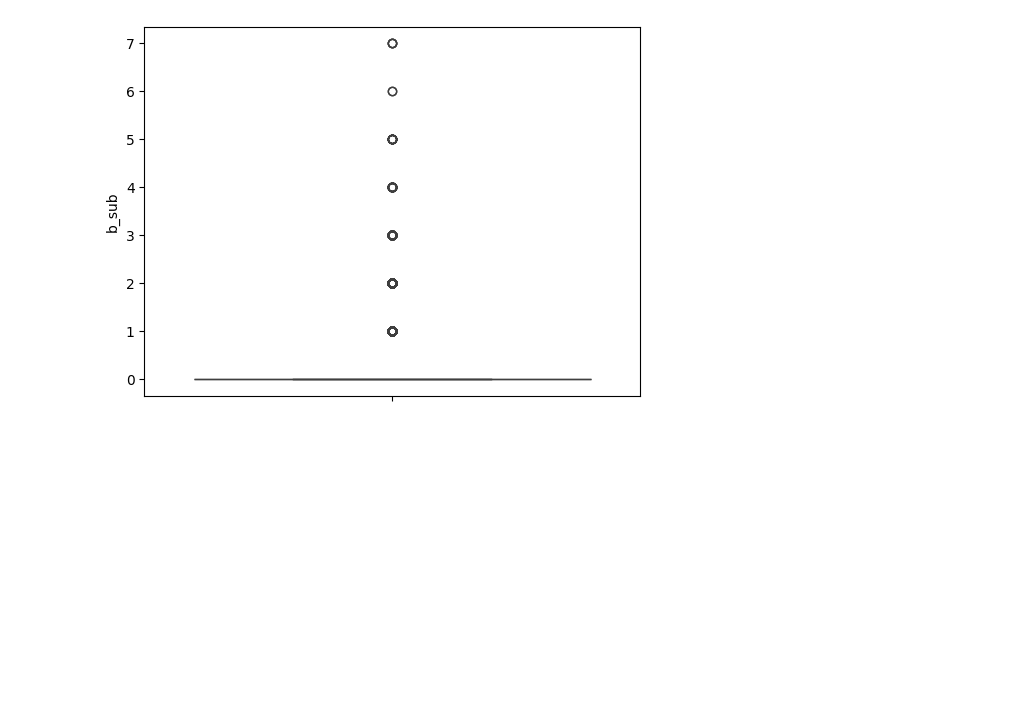
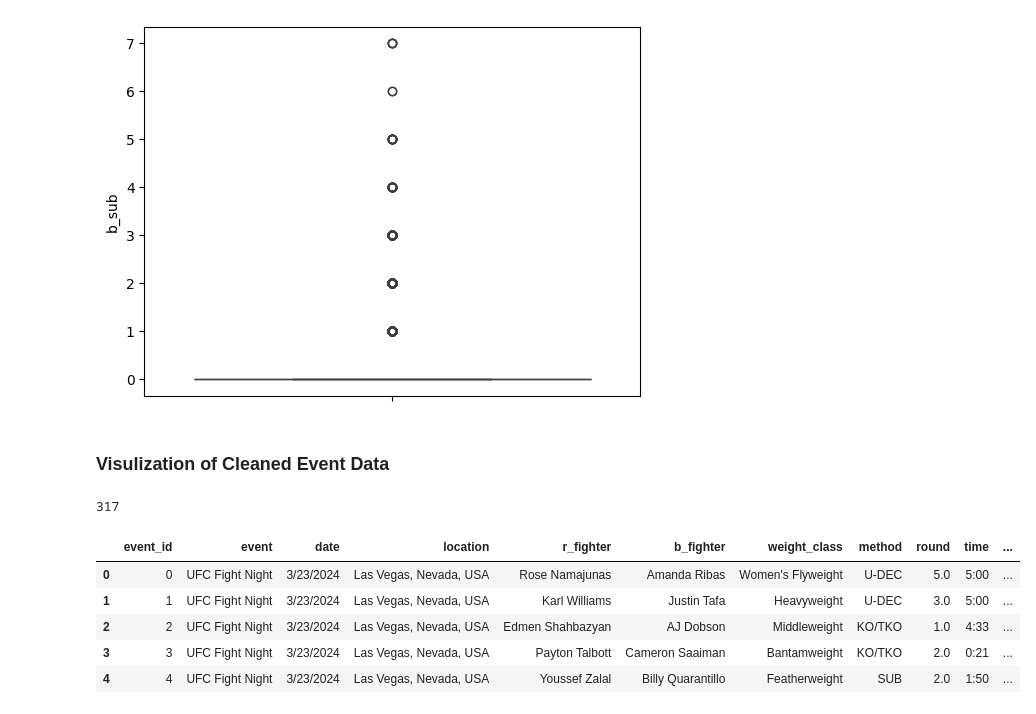
Before and after one commit to kaushalsingh01/UFC-Performance-Metrics-Analysis, a Jupyter notebook: Notebooks/ufc_eda.ipynb, the cells around one changed output. Cells and saved outputs as stored; diff of their text form; code cells hidden in the pictures; blank space fills up the shorter version.

```diff
--- a/Notebooks/ufc_eda.ipynb
+++ b/Notebooks/ufc_eda.ipynb
@@ -548,3 +552,21 @@ event_detail_data = event_detail_data.drop(columns=['status','r_kd', 'b_kd', 'r_
 # %%
 #saved cleaned data to new csv
 event_detail_data.to_csv('../Datasets/cleaned_event_data.csv')
+# %% [markdown]
+### **Visulization of Cleaned Event Data**
+# %%
+cl_event_df = pd.read_csv('../Datasets/cleaned_event_data.csv')
+cl_event_df['event'].nunique()
+# %% [output]
+317
+# %%
+# plt.figure(figsize=(20, 30)) # Create the bar plot
+# sns.barplot(x='weight_class', y='event', data=cl_event_df)
+cl_event_df.head()
+# %% [output]
+|  | event_id | event | date | location | r_fighter | b_fighter | weight_class | method | round | time | ... |
+| 0 | 0 | UFC Fight Night | 3/23/2024 | Las Vegas, Nevada, USA | Rose Namajunas | Amanda Ribas | Women's Flyweight | U-DEC | 5.0 | 5:00 | ... |
+| 1 | 1 | UFC Fight Night | 3/23/2024 | Las Vegas, Nevada, USA | Karl Williams | Justin Tafa | Heavyweight | U-DEC | 3.0 | 5:00 | ... |
+| 2 | 2 | UFC Fight Night | 3/23/2024 | Las Vegas, Nevada, USA | Edmen Shahbazyan | AJ Dobson | Middleweight | KO/TKO | 1.0 | 4:33 | ... |
+| 3 | 3 | UFC Fight Night | 3/23/2024 | Las Vegas, Nevada, USA | Payton Talbott | Cameron Saaiman | Bantamweight | KO/TKO | 2.0 | 0:21 | ... |
+| 4 | 4 | UFC Fight Night | 3/23/2024 | Las Vegas, Nevada, USA | Youssef Zalal | Billy Quarantillo | Featherweight | SUB | 2.0 | 1:50 | ... |
```
Also changed, not shown: parts of 13 cells of this notebook.
